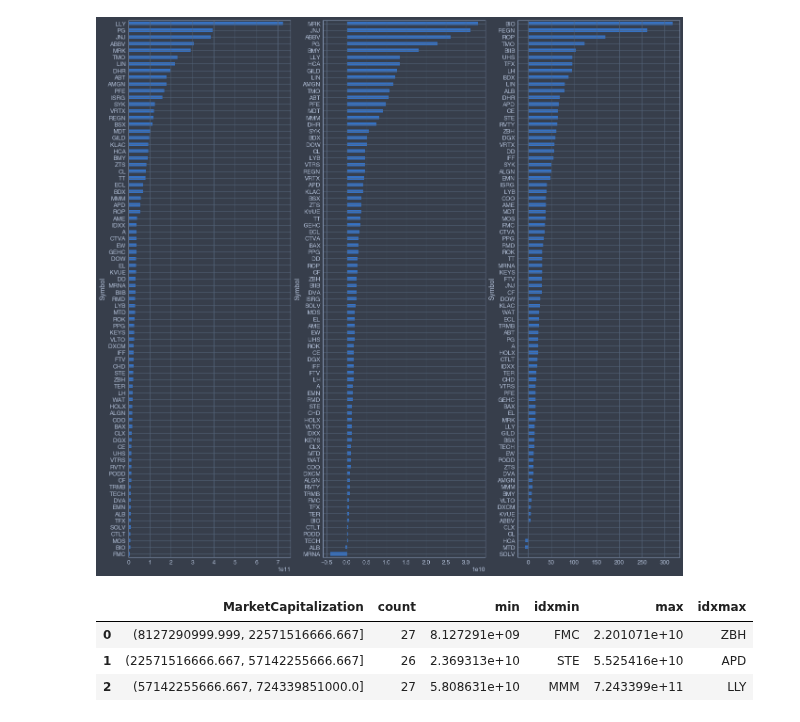
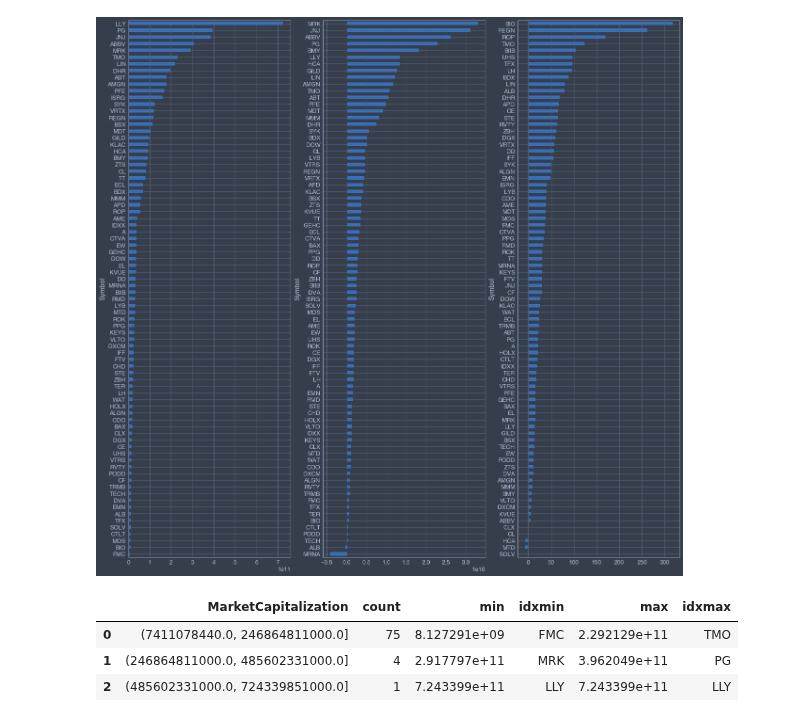
Before and after one commit to fadeeva/stock_market_research, a Jupyter notebook: Portfolio/Search_Review/Sectors_Review.ipynb, the cells around one changed output. Saved outputs shown, nothing was run; the diff lists cells and outputs as text; code cells hidden in the pictures.

```diff
--- a/Portfolio/Search_Review/Sectors_Review.ipynb
+++ b/Portfolio/Search_Review/Sectors_Review.ipynb
@@ -157,12 +130,12 @@ lf.sort_values('BookValue', ascending=False)['BookValue'].plot(kind='barh', ax=a
 # %% [output]
 [figure]
 # %%
-market_cap = lf['MarketCapitalization']
-bins = pd.qcut(market_cap, 3)
-results = (pd.Series(market_cap).groupby(bins).agg(['count', 'min', 'idxmin', 'max', 'idxmax']).reset_index())
+data = lf['MarketCapitalization']
+bins = pd.cut(data, 3)
+results = (pd.Series(data).groupby(bins).agg(['count', 'min', 'idxmin', 'max', 'idxmax']).reset_index())
 results
 # %% [output]
 |  | MarketCapitalization | count | min | idxmin | max | idxmax |
-| 0 | (8127290999.999, 22571516666.667] | 27 | 8.127291e+09 | FMC | 2.201071e+10 | ZBH |
-| 1 | (22571516666.667, 57142255666.667] | 26 | 2.369313e+10 | STE | 5.525416e+10 | APD |
-| 2 | (57142255666.667, 724339851000.0] | 27 | 5.808631e+10 | MMM | 7.243399e+11 | LLY |
+| 0 | (7411078440.0, 246864811000.0] | 75 | 8.127291e+09 | FMC | 2.292129e+11 | TMO |
+| 1 | (246864811000.0, 485602331000.0] | 4 | 2.917797e+11 | MRK | 3.962049e+11 | PG |
+| 2 | (485602331000.0, 724339851000.0] | 1 | 7.243399e+11 | LLY | 7.243399e+11 | LLY |
```
Also changed, not shown: parts of 8 cells of this notebook.
